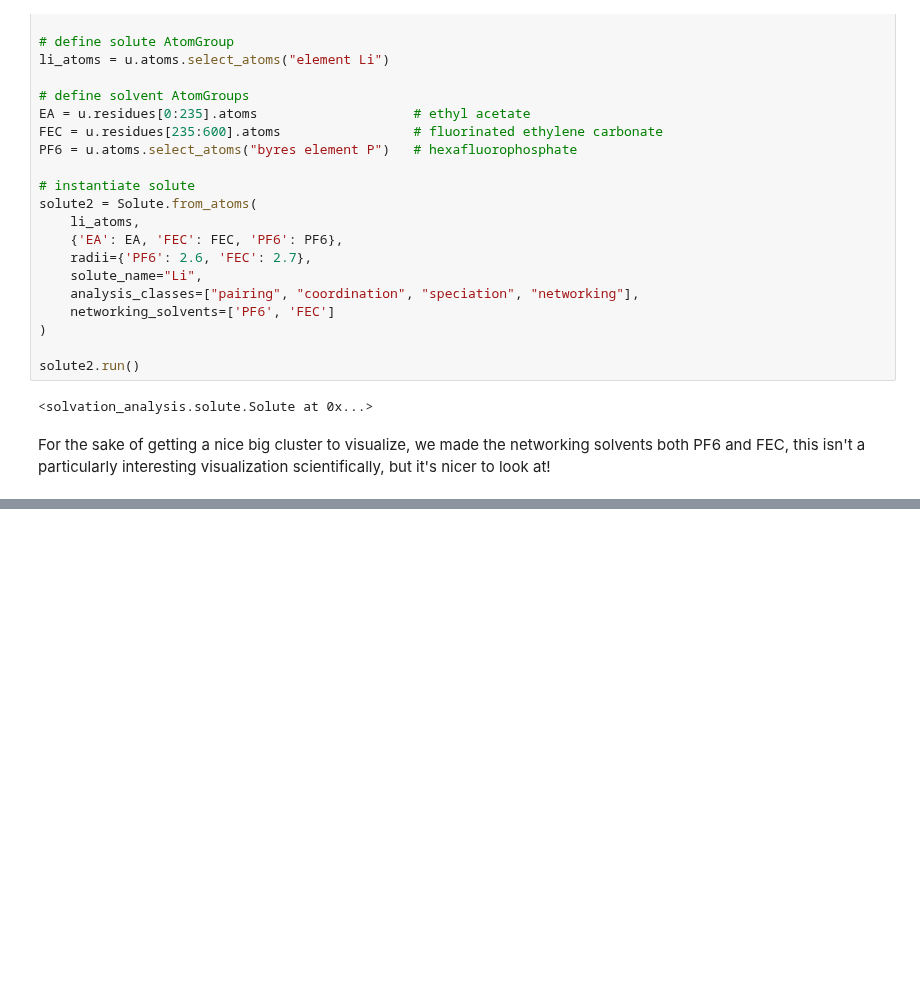
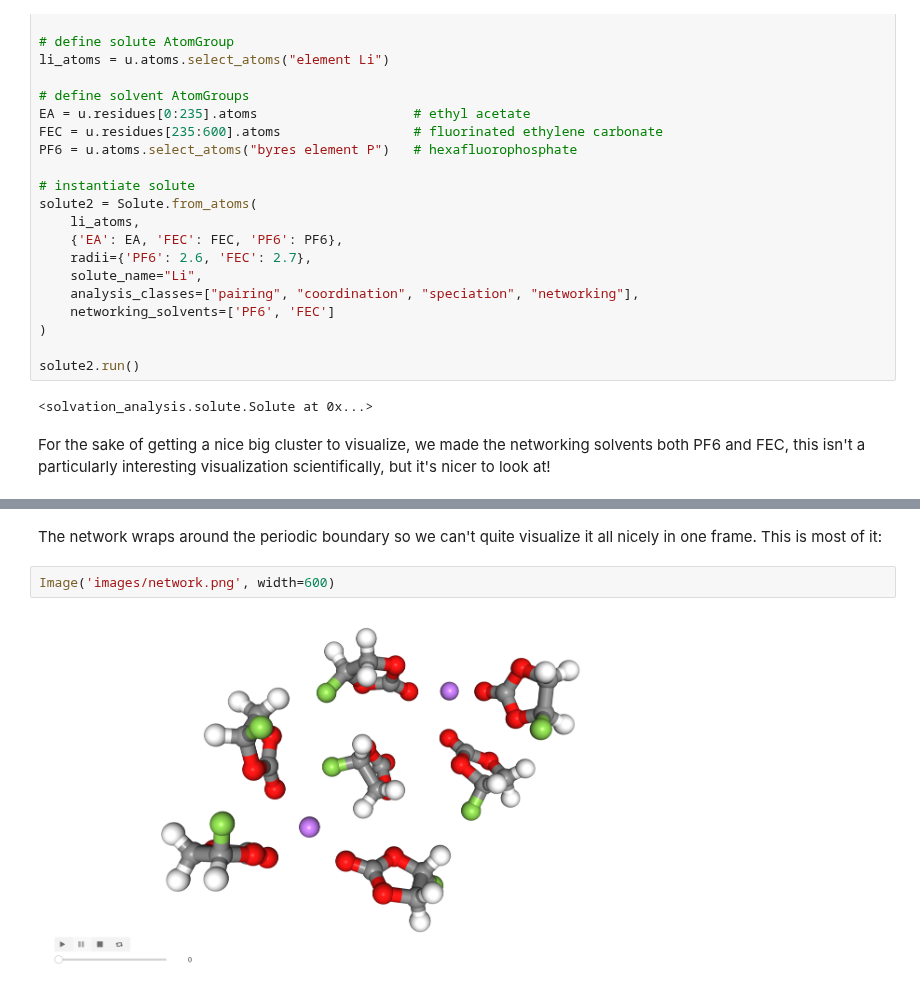
Before and after one commit to MDAnalysis/solvation-analysis, a Jupyter notebook: docs/tutorials/clustering_and_residence_tutorial.ipynb, the cells around one changed output, grey strips where cells are left out. Drawn from its saved outputs; the diff is of its cells as text; blank space fills up the shorter version.

```diff
--- a/docs/tutorials/clustering_and_residence_tutorial.ipynb
+++ b/docs/tutorials/clustering_and_residence_tutorial.ipynb
@@ -210,3 +217,9 @@ visualize(network)
 # %% [output]
 [interactive output not drawn]
 NGLWidget(max_frame=9)
+# %% [markdown]
+The network wraps around the periodic boundary so we can't quite visualize it all nicely in one frame. This is most of it:
+# %%
+Image('images/network.png', width=600)
+# %% [output]
+[figure, added]
```
Also changed, not shown: parts of 5 cells of this notebook, 1 other file.
